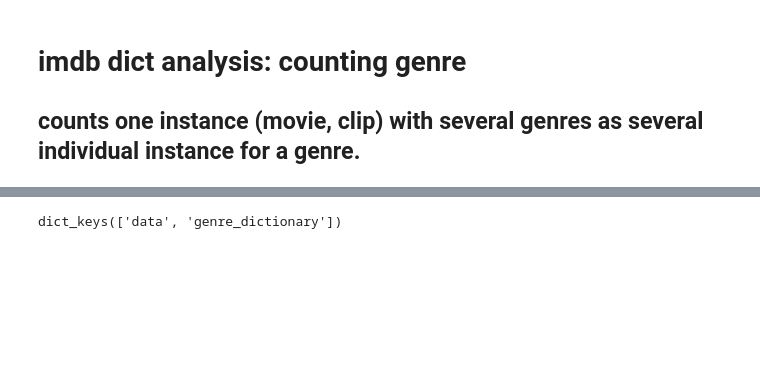
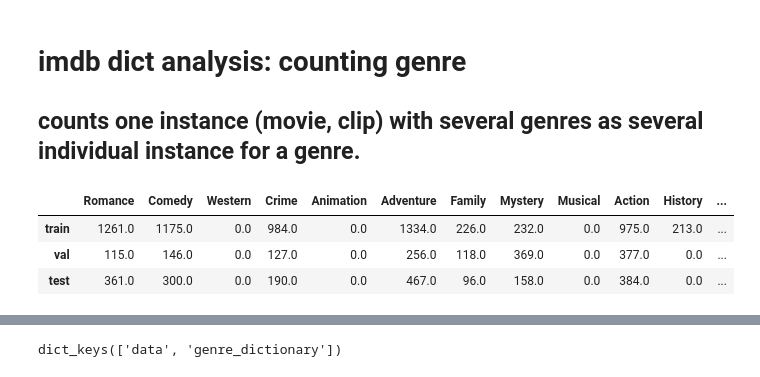
Before and after one commit to sonsus/imdb_genre_walkthru, a Jupyter notebook: analysis.ipynb, the cells around one changed output, grey strips where cells are left out. Cells and saved outputs as stored; diff of their text form; code cells hidden in the pictures; blank space fills up the shorter version.

Commit message:
man datacube works!

```diff
--- a/analysis.ipynb
+++ b/analysis.ipynb
@@ -3,0 +9,36 @@
+# %%
+#set path of files
+imdb_json_path = "imdb_crawled_whole.json"
+qa_json_path = "qa.json"
+ds_split_json_path = "id_ds_splits.json"
+clip_exist_txt_path = "clip_exist_list.txt"
+
+with open(imdb_json_path, "r") as imdb:
+    imdb_dict = json.load(imdb)
+# qa_json is list of qa's
+with open(qa_json_path, "r") as qa_json:
+    qa_json = qa_json.read()
+    qa_list = json.loads(qa_json)
+# ds_split_dict = {'train': train_ids, 'val': val_ids, 'test':test_ids}
+with open(ds_split_json_path, "r") as split:
+    ds_split_dict = json.load(split)
+# movie_keys_w_video_clips
+with open(clip_exist_txt_path, "r") as clips:
+    clip_exist_list = clips.readlines()
+    clip_exist_list = [clip_exist_list[i].rstrip("\n") for i in range(len(clip_exist_list)) ] # remove linefeed
+    clip_exist_list = clip_exist_list[1:] #clip out the filename
+# %%
+#call the our core class
+datacube_analysis = Datacube(imdb_dict,
+                             qa_list,
+                             ds_split_dict,
+                             clip_exist_list)
+# %%
+result_df_dict = datacube_analysis.run_analysis()
+# %%
+result_df_dict["n_clip"]
+# %% [output]
+|  | Romance | Comedy | Western | Crime | Animation | Adventure | Family | Mystery | Musical | Action | History | ... |
+| train | 1261.0 | 1175.0 | 0.0 | 984.0 | 0.0 | 1334.0 | 226.0 | 232.0 | 0.0 | 975.0 | 213.0 | ... |
+| val | 115.0 | 146.0 | 0.0 | 127.0 | 0.0 | 256.0 | 118.0 | 369.0 | 0.0 | 377.0 | 0.0 | ... |
+| test | 361.0 | 300.0 | 0.0 | 190.0 | 0.0 | 467.0 | 96.0 | 158.0 | 0.0 | 384.0 | 0.0 | ... |
```
Also changed, not shown: parts of 22 cells of this notebook, 4 other files.
